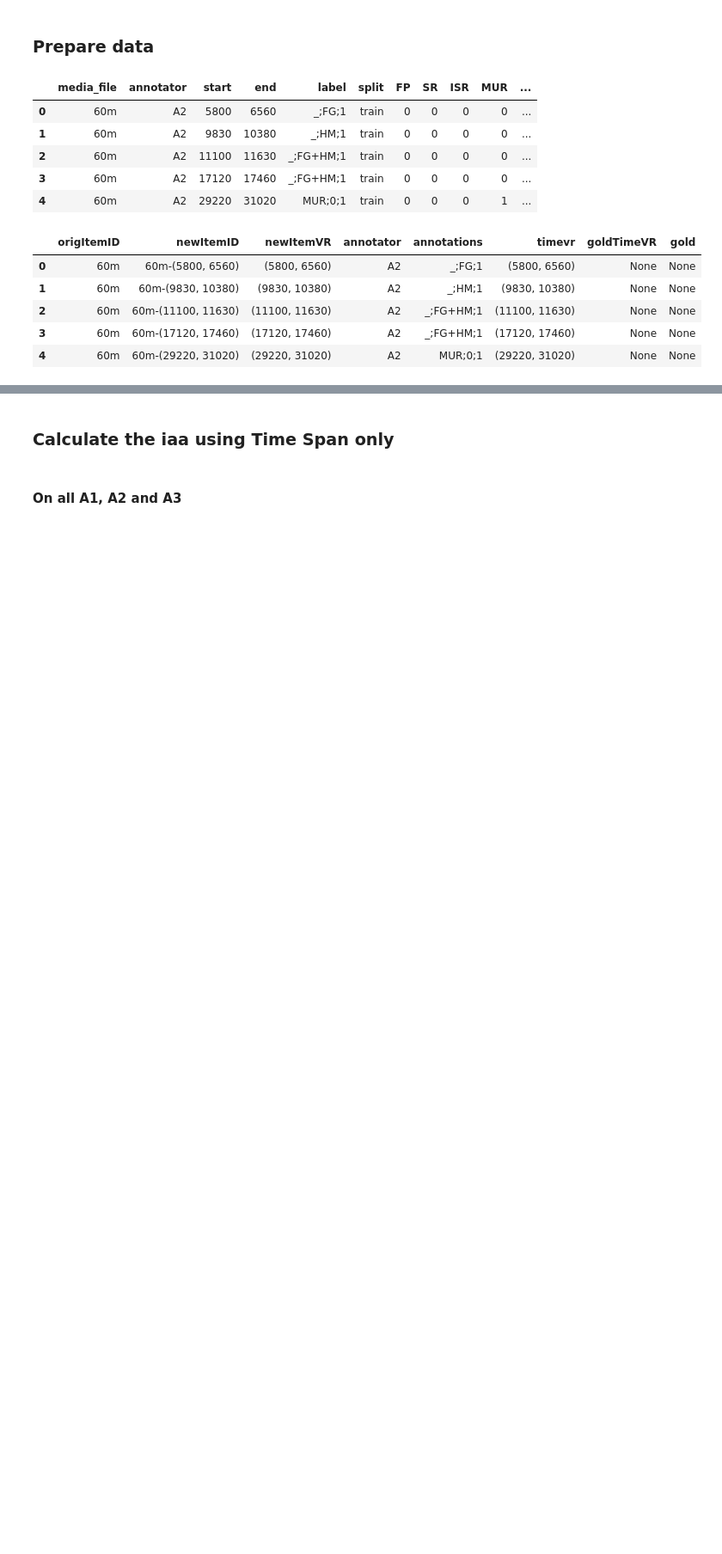
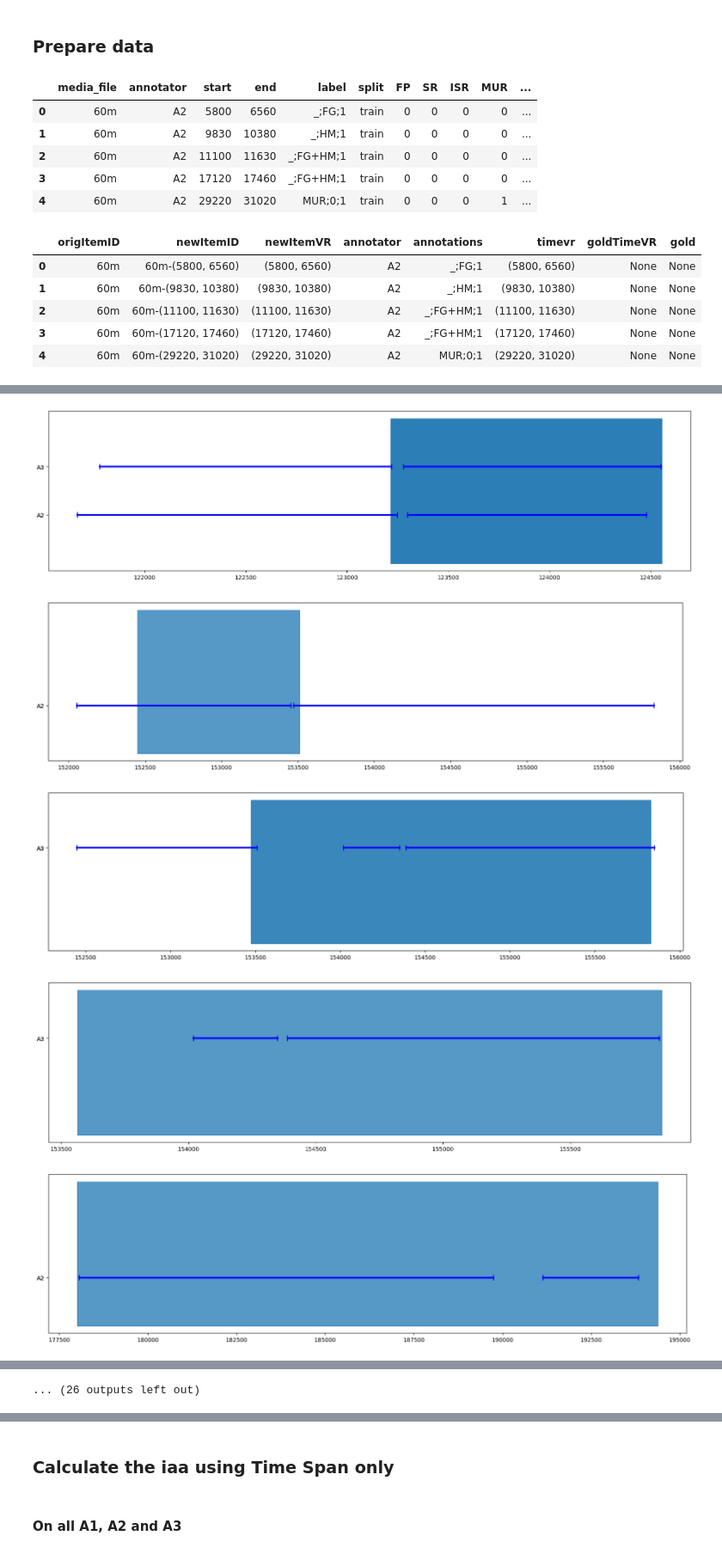
Before and after one commit to rufaelfekadu/Stutter-detection, a Jupyter notebook: notebooks/our_annotations.ipynb, the cells around one changed output, grey strips where cells are left out. Shown at 86% size. Saved outputs shown, nothing was run; the diff lists cells and outputs as text; code cells hidden in the pictures; blank space fills up the shorter version.

```diff
--- a/notebooks/our_annotations.ipynb
+++ b/notebooks/our_annotations.ipynb
@@ -235,0 +265,4 @@ grannodf.iloc[:100].groupby('origItemID').apply(plot_ann)
+# %%
+grouped = grannodf.groupby(['origItemID', 'newItemID', 'annotator']).size().reset_index(name='counts').sort_values('counts', ascending=False)
+non_unique_combinations = grouped[grouped['counts'] > 1]
+non_unique_combinations
@@ -235,0 +283,14 @@ grannodf.iloc[:100].groupby('origItemID').apply(plot_ann)
+# %%
+# plot the non unique combinations for all items in non_unique_combinations
+# Assuming non_unique_combinations has columns 'origItemID' and 'annotator_id'
+filtered_df = grannodf.merge(non_unique_combinations, on=['newItemID', 'annotator'])
+filtered_df.iloc[:100].groupby('newItemID').apply(plot_ann)
+# print(non_unique_combinations['newItemID'].nunique())
+# print(non_unique_combinations['origItemID'].nunique())
+# grannodf[(grannodf['newItemID'] == '25m-(12280, 19170)')]
+# %% [output]
+[figure, added]
+[figure, added]
+[figure, added]
+[figure, added]
+[figure, added]
@@ -235,0 +304 @@ grannodf.iloc[:100].groupby('origItemID').apply(plot_ann)
+... (26 outputs left out)
```
Also changed, not shown: parts of 39 cells of this notebook.
